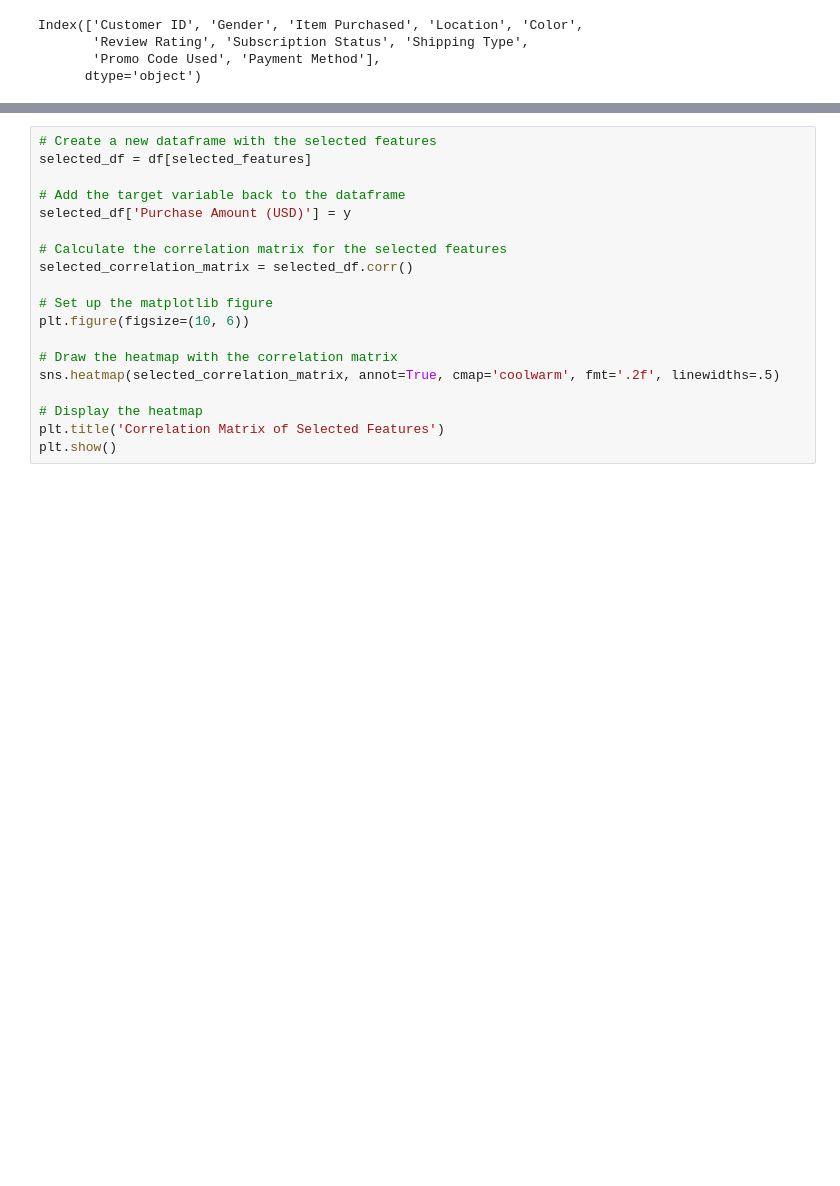
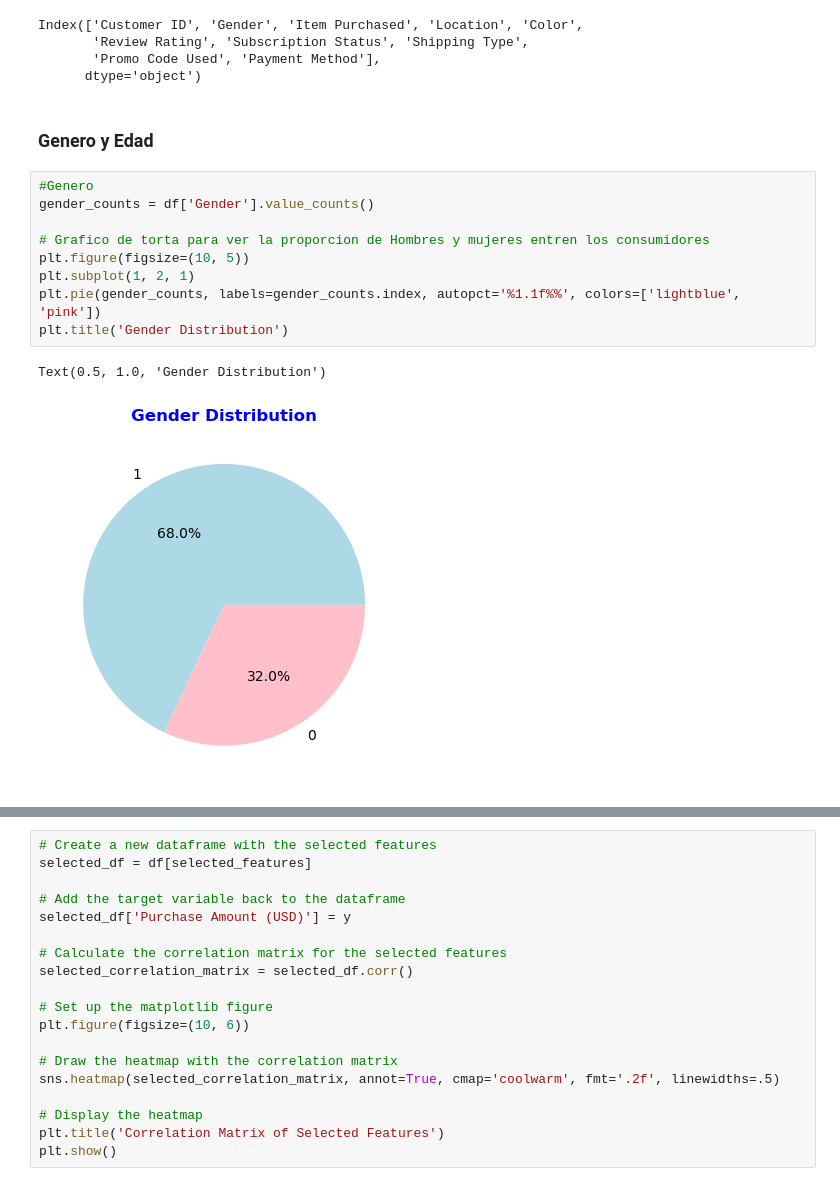
Before and after one commit to Cecchi96/ProyectoDS, a Jupyter notebook: Proyecto_Parte3Cecchini.ipynb, the cells around one changed output, grey strips where cells are left out. Saved outputs shown, nothing was run; the diff lists cells and outputs as text; blank space fills up the shorter version.

```diff
--- a/Proyecto_Parte3Cecchini.ipynb
+++ b/Proyecto_Parte3Cecchini.ipynb
@@ -215,3 +217,17 @@ Index(['Customer ID', 'Gender', 'Item Purchased', 'Location', 'Color',
        'Review Rating', 'Subscription Status', 'Shipping Type',
        'Promo Code Used', 'Payment Method'],
       dtype='object')
+# %% [markdown]
+### Genero y Edad
+# %%
+#Genero
+gender_counts = df['Gender'].value_counts()
+
+# Grafico de torta para ver la proporcion de Hombres y mujeres entren los consumidores
+plt.figure(figsize=(10, 5))
+plt.subplot(1, 2, 1)
+plt.pie(gender_counts, labels=gender_counts.index, autopct='%1.1f%%', colors=['lightblue', 'pink'])
+plt.title('Gender Distribution')
+# %% [output]
+Text(0.5, 1.0, 'Gender Distribution')
+[figure, added]
```
Also changed, not shown: parts of 15 cells of this notebook.
